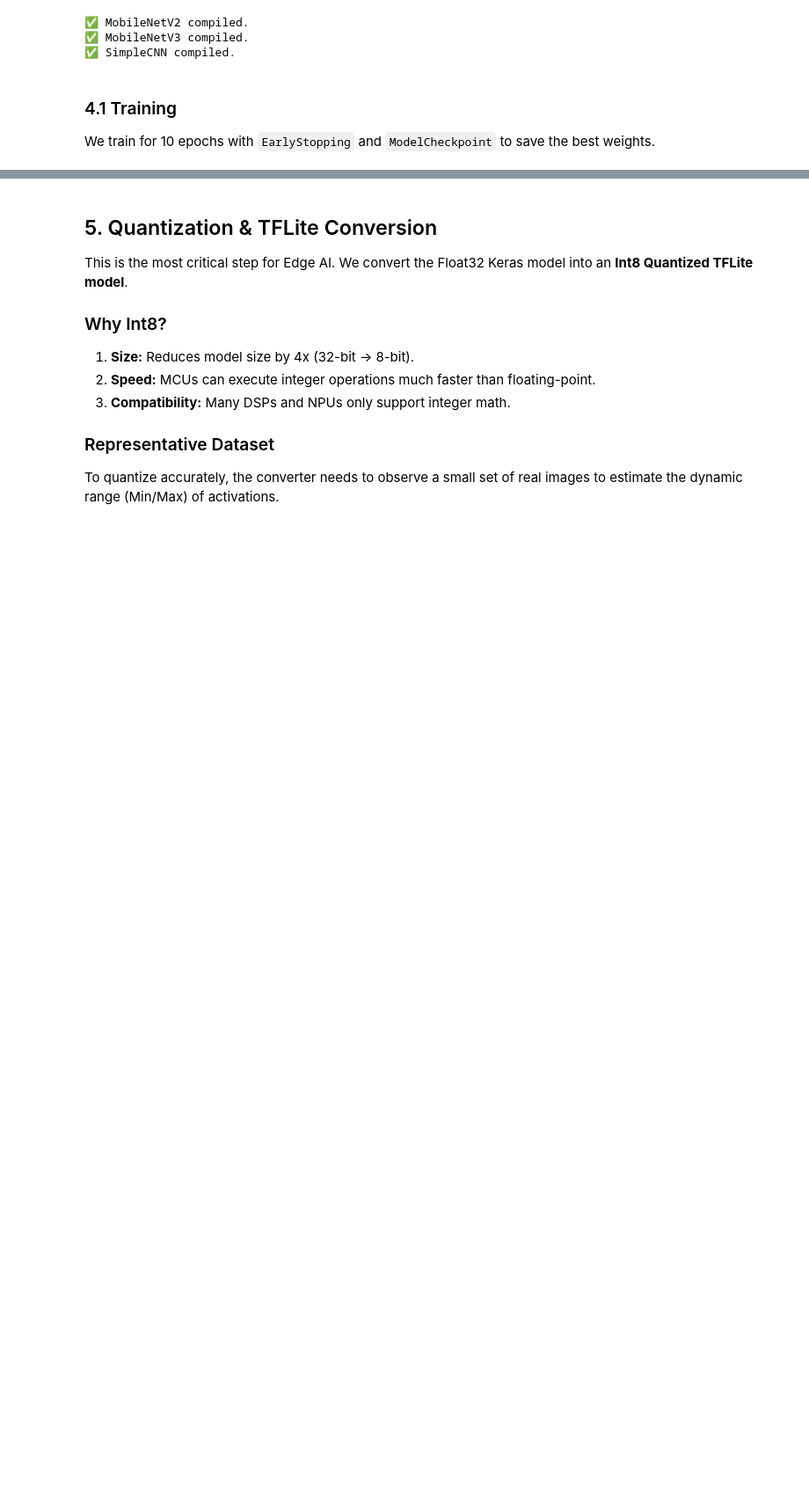
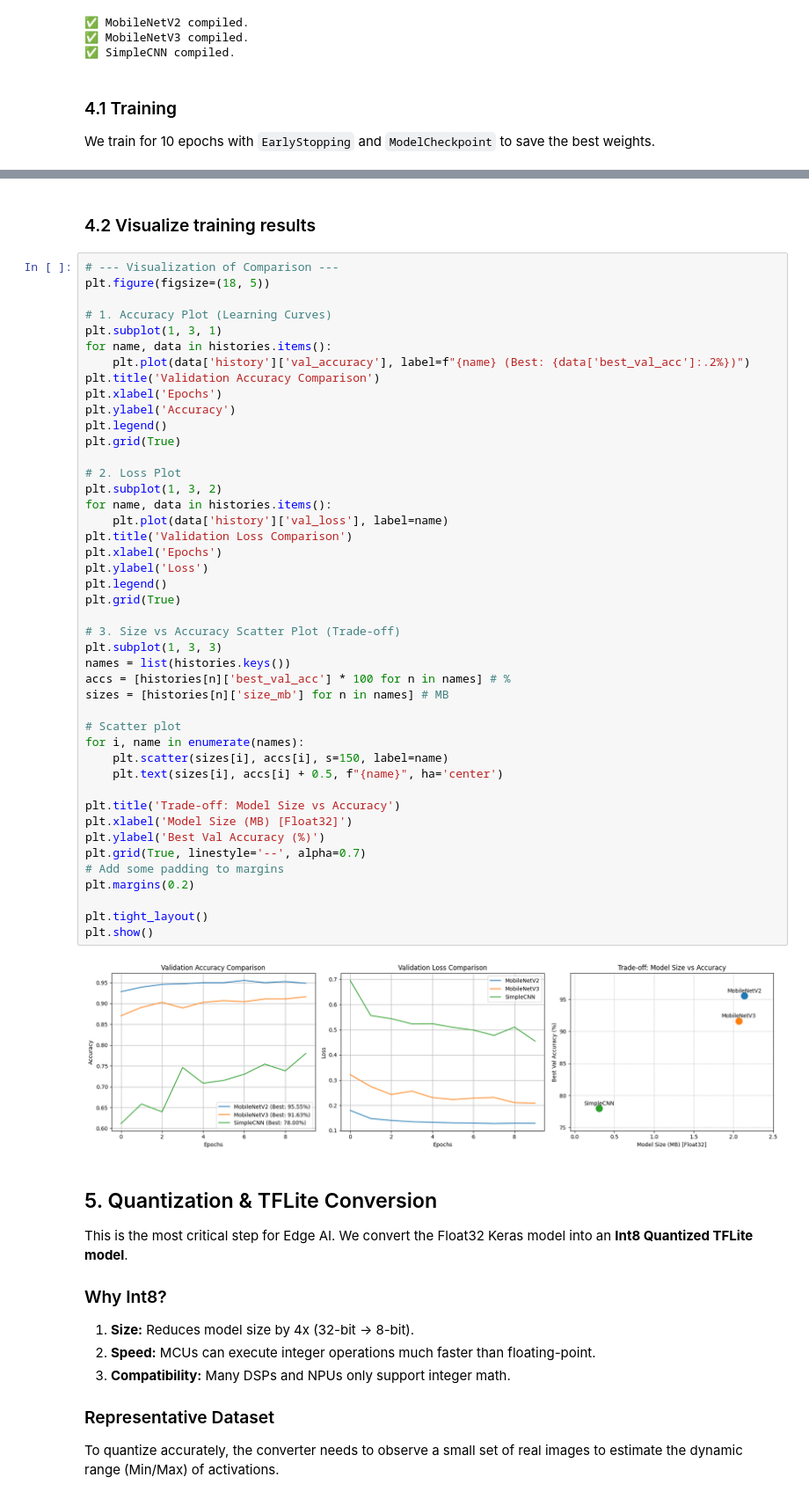
Before and after one commit to RockDeng110/Visual-Wake-Words-Project, a Jupyter notebook: vww_complete_project.ipynb, the cells around one changed output, grey strips where cells are left out. Shown at 88% size. Cells and saved outputs as stored; diff of their text form; blank space fills up the shorter version.

```diff
--- a/vww_complete_project.ipynb
+++ b/vww_complete_project.ipynb
@@ -438,3 +563,51 @@ Epoch 4/10
+# %% [markdown]
+### 4.2 Visualize training results
+# %%
+# --- Visualization of Comparison ---
+plt.figure(figsize=(18, 5))
+
+# 1. Accuracy Plot (Learning Curves)
+plt.subplot(1, 3, 1)
+for name, data in histories.items():
+    plt.plot(data['history']['val_accuracy'], label=f"{name} (Best: {data['best_val_acc']:.2%})")
+plt.title('Validation Accuracy Comparison')
+plt.xlabel('Epochs')
+plt.ylabel('Accuracy')
+plt.legend()
+plt.grid(True)
+
+# 2. Loss Plot
+plt.subplot(1, 3, 2)
+for name, data in histories.items():
+    plt.plot(data['history']['val_loss'], label=name)
+plt.title('Validation Loss Comparison')
+plt.xlabel('Epochs')
+plt.ylabel('Loss')
+plt.legend()
+plt.grid(True)
+
+# 3. Size vs Accuracy Scatter Plot (Trade-off)
+plt.subplot(1, 3, 3)
+names = list(histories.keys())
+accs = [histories[n]['best_val_acc'] * 100 for n in names] # %
+sizes = [histories[n]['size_mb'] for n in names] # MB
+
+# Scatter plot
+for i, name in enumerate(names):
+    plt.scatter(sizes[i], accs[i], s=150, label=name)
+    plt.text(sizes[i], accs[i] + 0.5, f"{name}", ha='center')
+
+plt.title('Trade-off: Model Size vs Accuracy')
+plt.xlabel('Model Size (MB) [Float32]')
+plt.ylabel('Best Val Accuracy (%)')
+plt.grid(True, linestyle='--', alpha=0.7)
+# Add some padding to margins
+plt.margins(0.2)
+
+plt.tight_layout()
+plt.show()
+# %% [output]
+[figure, added]
 # %% [markdown]
 ## 5. Quantization & TFLite Conversion
 This is the most critical step for Edge AI. We convert the Float32 Keras model into an **Int8 Quantized TFLite model**.
```
Also changed, not shown: parts of 16 cells of this notebook, 2 other files.
